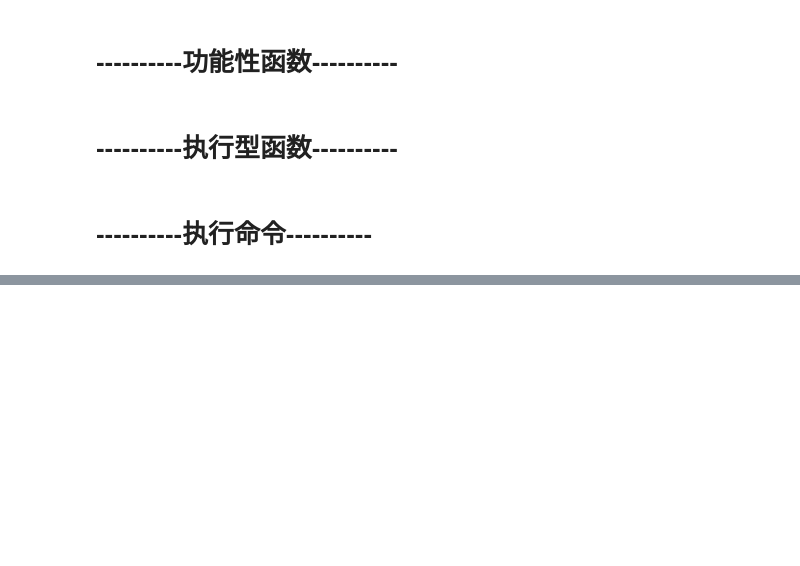
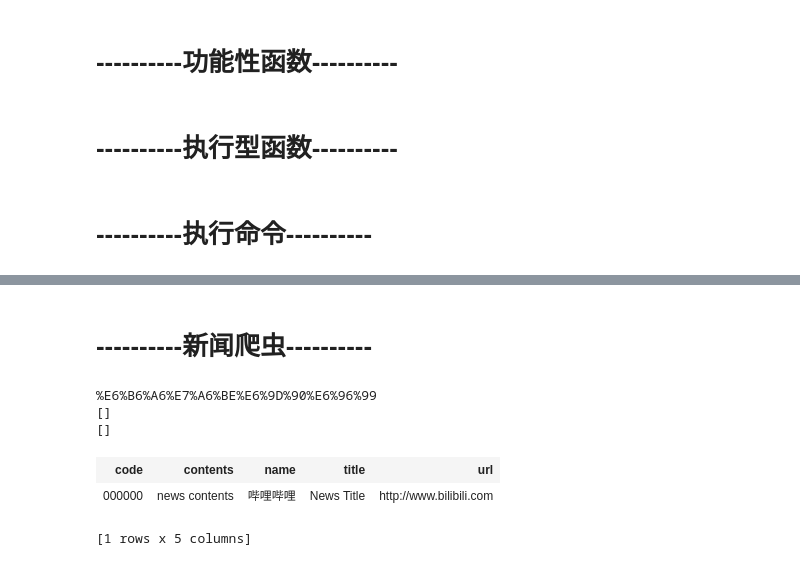
Before and after one commit to wu-hongjun/Eastmoney-Crawler, a Jupyter notebook: Alchemist.ipynb, the cells around one changed output, grey strips where cells are left out. Saved outputs shown, nothing was run; the diff lists cells and outputs as text; code cells hidden in the pictures; blank space fills up the shorter version.

```diff
--- a/Alchemist.ipynb
+++ b/Alchemist.ipynb
@@ -730,0 +742,2 @@ selected_stocks
+# %% [markdown]
+# ----------新闻爬虫----------
@@ -730,0 +813,10 @@ selected_stocks
+# %%
+# print(getNews('润禾材料'))
+getNews('润禾材料')
+# %% [output]
+%E6%B6%A6%E7%A6%BE%E6%9D%90%E6%96%99
+[]
+[]
+| code | contents | name | title | url |
+| 000000 | news contents | 哔哩哔哩 | News Title | http://www.bilibili.com |
+[1 rows x 5 columns]
```
Also changed, not shown: parts of 9 cells of this notebook, 10 other files.
